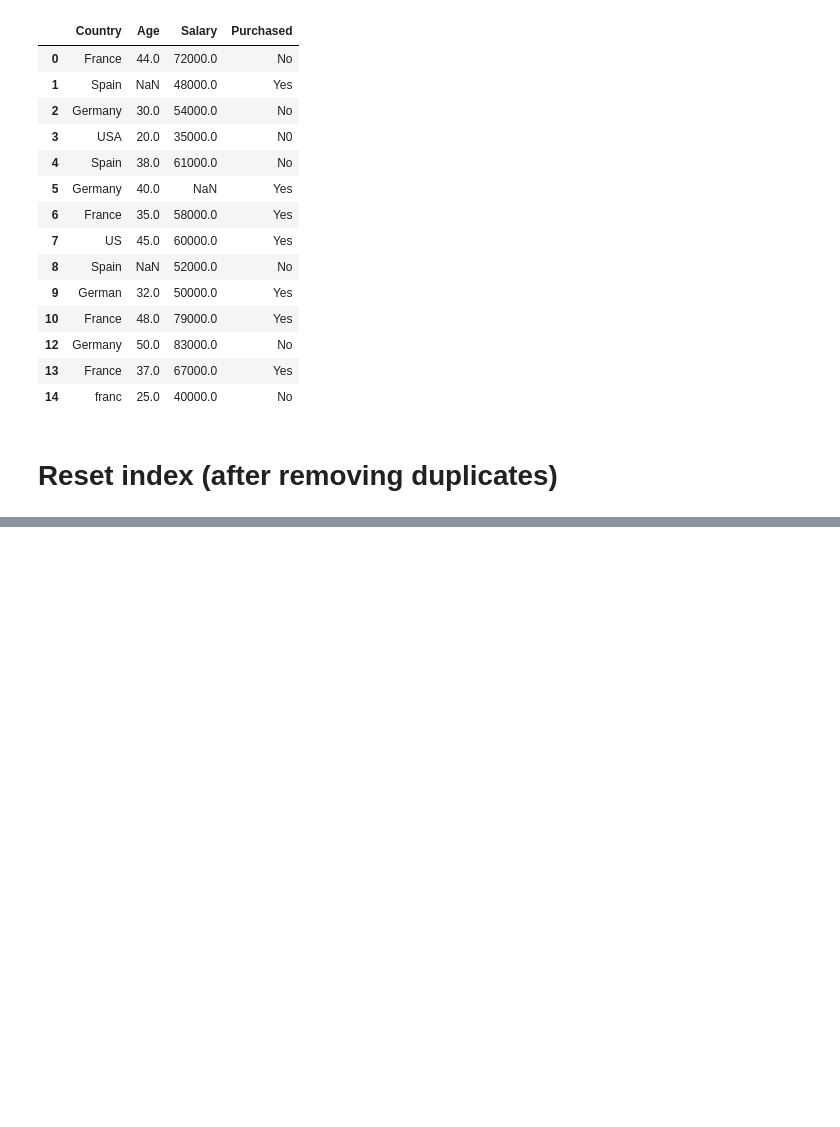
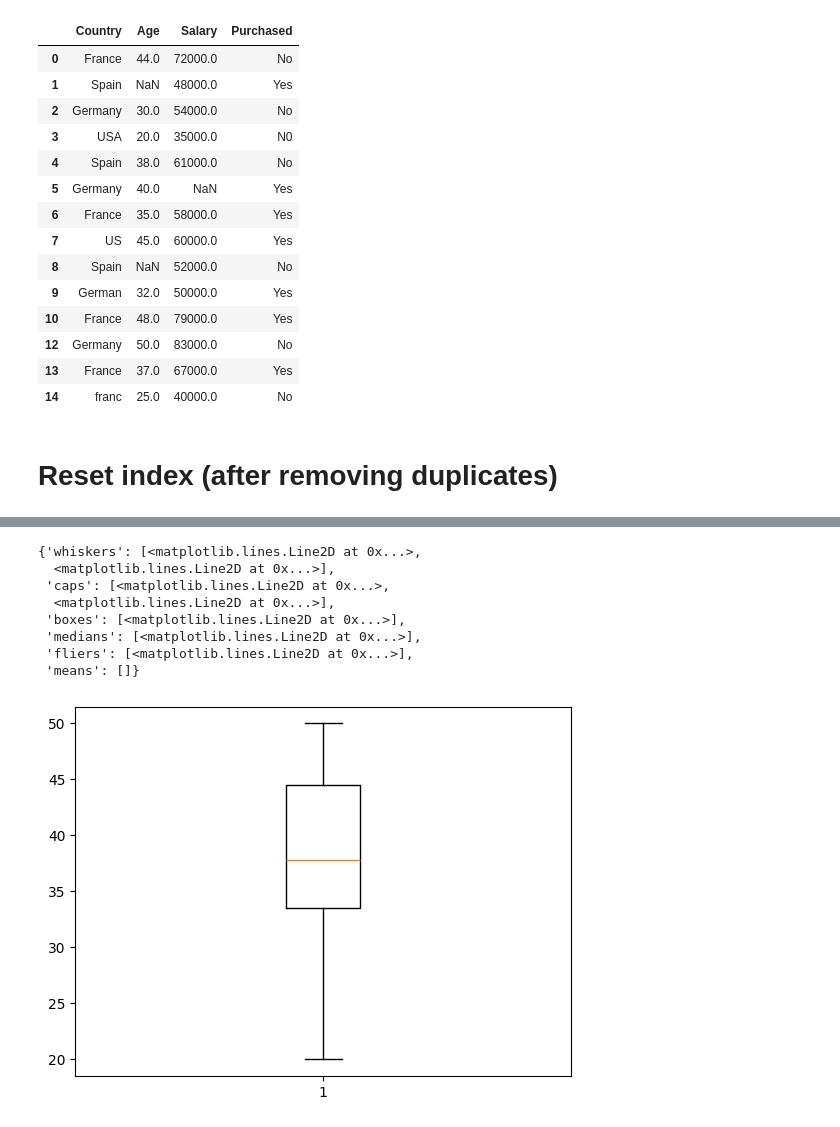
Before and after one commit to tilakpoudel/mds1, a Jupyter notebook: data-science/data-munging/data_munging.ipynb, the cells around one changed output, grey strips where cells are left out. Cells and saved outputs as stored; diff of their text form; code cells hidden in the pictures; blank space fills up the shorter version.

Commit message:
feat: plto data and see outliers

```diff
--- a/data-science/data-munging/data_munging.ipynb
+++ b/data-science/data-munging/data_munging.ipynb
@@ -189,0 +196,3 @@ data
+# %%
+# fill the null value in age with its mean value
+data['Age'] = data['Age'].fillna(data['Age'].mean())
@@ -189,0 +237,5 @@ data
+# %%
+## fill na in salary by its median
+data['Salary']
+data['Salary'] = data['Salary'].fillna(data['Salary'].median())
+data
@@ -189,0 +265,7 @@ data
+# %%
+# Correct the country values
+data['Country'] = data['Country'].replace({
+    'US': 'USA',
+    'German': 'Germany',
+    'franc': 'France'
+})
@@ -189,0 +281,3 @@ data
+# %%
+# convert all values to lower case
+data['Country'] = data['Country'].str.lower()
@@ -189,0 +340,12 @@ data
+# %%
+plt.boxplot(data['Age'])
+# %% [output]
+{'whiskers': [<matplotlib.lines.Line2D at 0x...>,
+  <matplotlib.lines.Line2D at 0x...>],
+ 'caps': [<matplotlib.lines.Line2D at 0x...>,
+  <matplotlib.lines.Line2D at 0x...>],
+ 'boxes': [<matplotlib.lines.Line2D at 0x...>],
+ 'medians': [<matplotlib.lines.Line2D at 0x...>],
+ 'fliers': [<matplotlib.lines.Line2D at 0x...>],
+ 'means': []}
+[figure, added]
```
Also changed, not shown: parts of 29 cells of this notebook.
